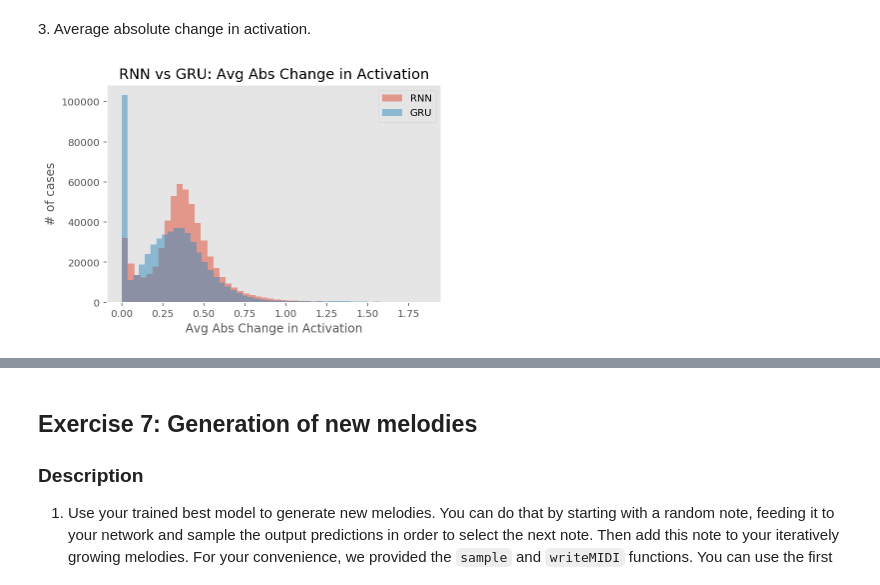
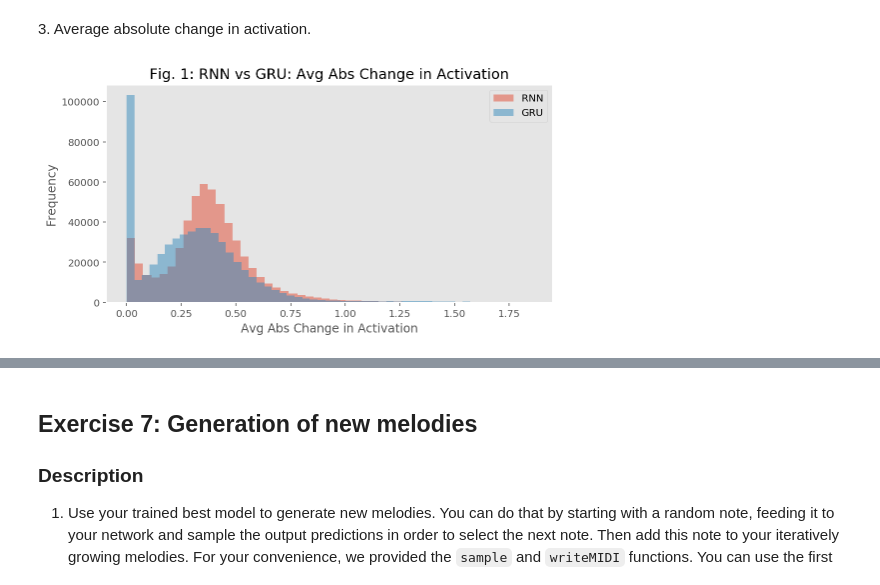
Before and after one commit to lguillain/Artificial-Neural-Networks, a Jupyter notebook: miniproject2/miniproject2.ipynb, the cells around one changed output, grey strips where cells are left out. Saved outputs shown, nothing was run; the diff lists cells and outputs as text; code cells hidden in the pictures.

```diff
--- a/miniproject2/miniproject2.ipynb
+++ b/miniproject2/miniproject2.ipynb
@@ -1115,12 +1129,12 @@ with open('data/RNNavg.pkl', 'rb') as f:
 with open('data/GRUavg.pkl', 'rb') as f:
     GRUavg = pickle.load(f)
 # %%
-plt.hist(np.array(RNNavg).flatten(), 50, alpha=0.5, label='RNN')
-plt.hist(np.array(GRUavg).flatten(), 50, alpha=0.5, label='GRU')
+plot1 = plt.hist(np.array(RNNavg).flatten(), 50, alpha=0.5, label='RNN')
+plot2 = plt.hist(np.array(GRUavg).flatten(), 50, alpha=0.5, label='GRU')
 plt.xlabel('Avg Abs Change in Activation')
-plt.ylabel('# of cases')
+plt.ylabel('Frequency')
 plt.legend()
-plt.title('RNN vs GRU: Avg Abs Change in Activation')
+plt.title('Fig. 1: RNN vs GRU: Avg Abs Change in Activation')
 plt.show()
 # %% [output]
-[figure, old version]
+[figure, new version]
```
Also changed, not shown: parts of 31 cells of this notebook.
